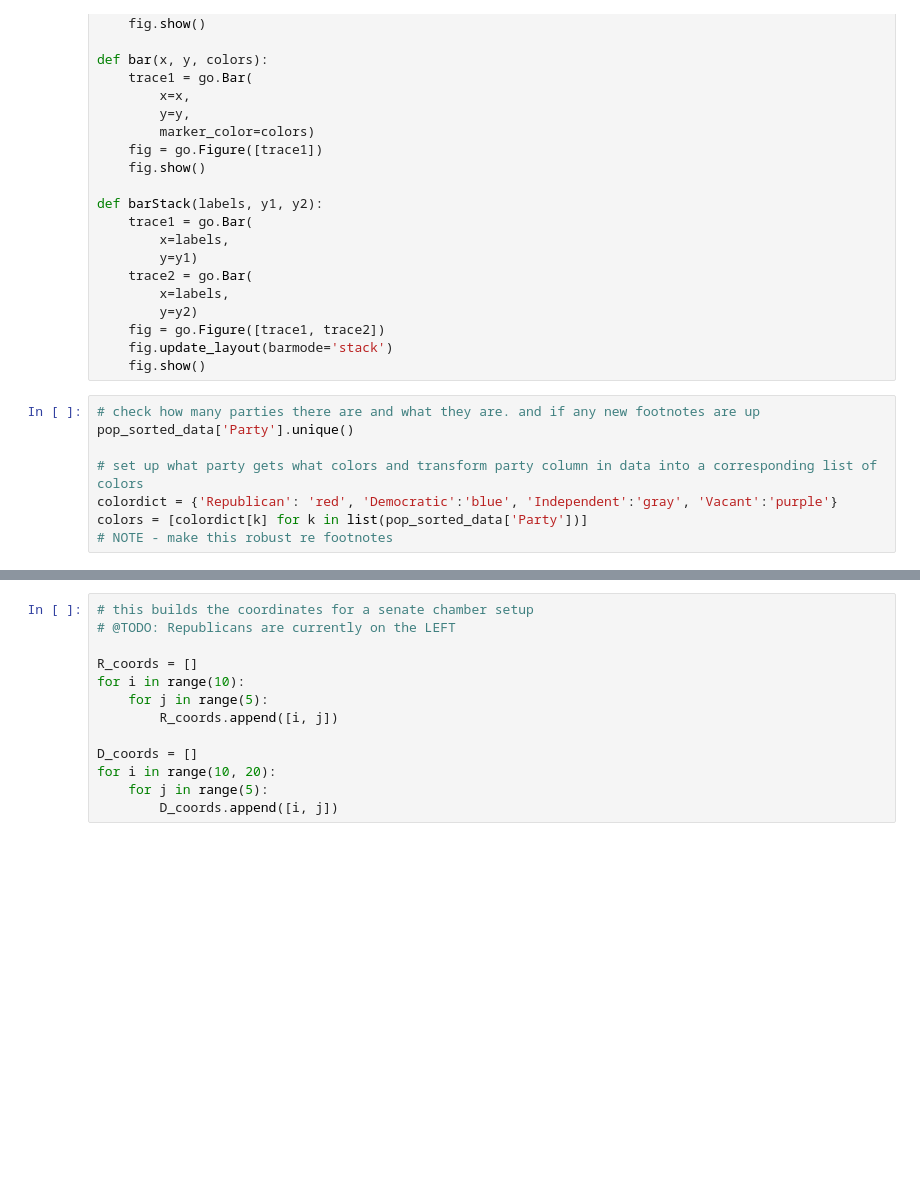
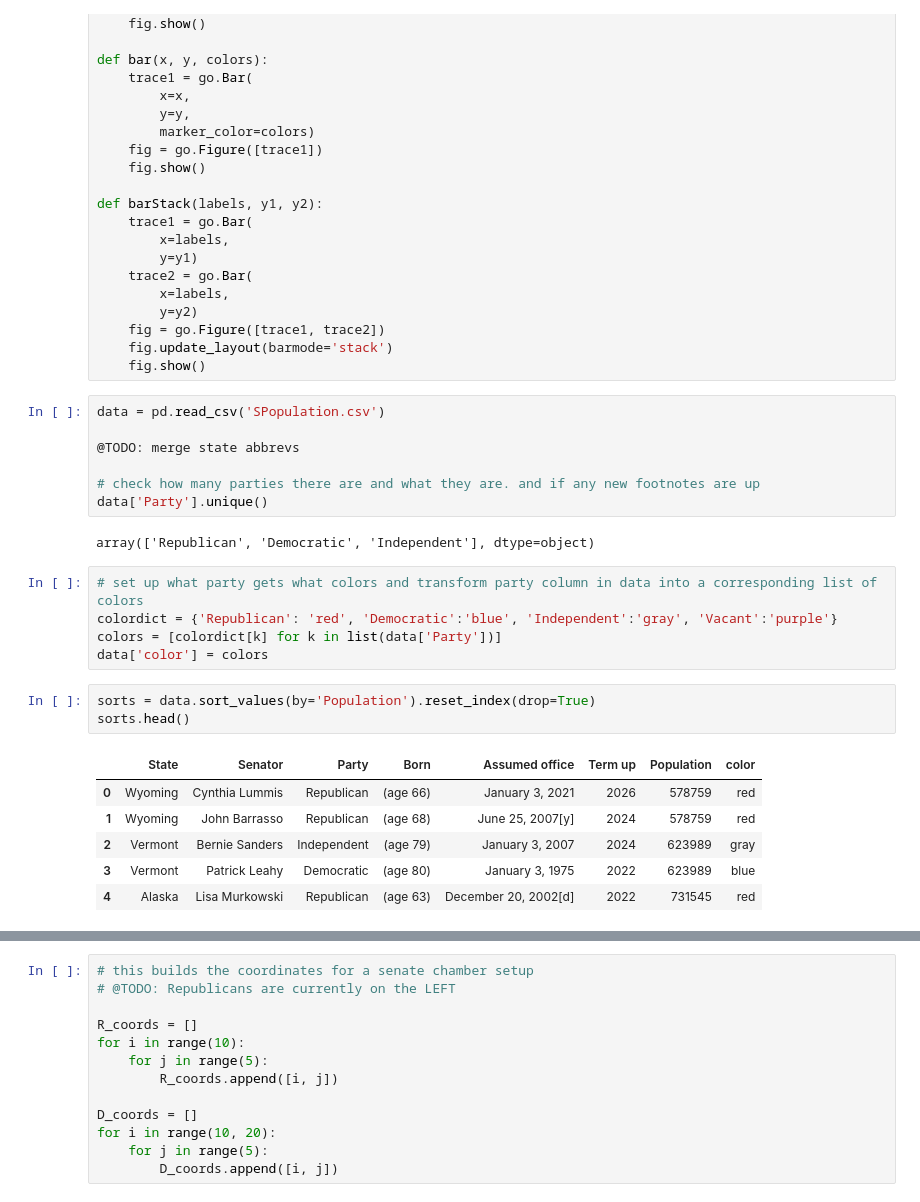
Before and after one commit to isabelle-sanford/senate-analysis, a Jupyter notebook: PopExploration.ipynb, the cells around one changed output, grey strips where cells are left out. Saved outputs shown, nothing was run; the diff lists cells and outputs as text; blank space fills up the shorter version.

Commit message:
clean population graphing code

```diff
--- a/PopExploration.ipynb
+++ b/PopExploration.ipynb
@@ -38,11 +38,27 @@ def barStack(labels, y1, y2):
     fig = go.Figure([trace1, trace2])
     fig.update_layout(barmode='stack')
     fig.show()
+# %%
+data = pd.read_csv('SPopulation.csv')
+
+@TODO: merge state abbrevs
+
+# check how many parties there are and what they are. and if any new footnotes are up
+data['Party'].unique()
+# %% [output]
+array(['Republican', 'Democratic', 'Independent'], dtype=object)
 # %%
-# check how many parties there are and what they are. and if any new footnotes are up
-pop_sorted_data['Party'].unique()
-
 # set up what party gets what colors and transform party column in data into a corresponding list of colors
 colordict = {'Republican': 'red', 'Democratic':'blue', 'Independent':'gray', 'Vacant':'purple'}
-colors = [colordict[k] for k in list(pop_sorted_data['Party'])]
-# NOTE - make this robust re footnotes
+colors = [colordict[k] for k in list(data['Party'])]
+data['color'] = colors
+# %%
+sorts = data.sort_values(by='Population').reset_index(drop=True)
+sorts.head()
+# %% [output]
+|  | State | Senator | Party | Born | Assumed office | Term up | Population | color |
+| 0 | Wyoming | Cynthia Lummis | Republican | (age 66) | January 3, 2021 | 2026 | 578759 | red |
+| 1 | Wyoming | John Barrasso | Republican | (age 68) | June 25, 2007[y] | 2024 | 578759 | red |
+| 2 | Vermont | Bernie Sanders | Independent | (age 79) | January 3, 2007 | 2024 | 623989 | gray |
+| 3 | Vermont | Patrick Leahy | Democratic | (age 80) | January 3, 1975 | 2022 | 623989 | blue |
+| 4 | Alaska | Lisa Murkowski | Republican | (age 63) | December 20, 2002[d] | 2022 | 731545 | red |
```
Also changed, not shown: parts of 8 cells of this notebook, 1 other file.
